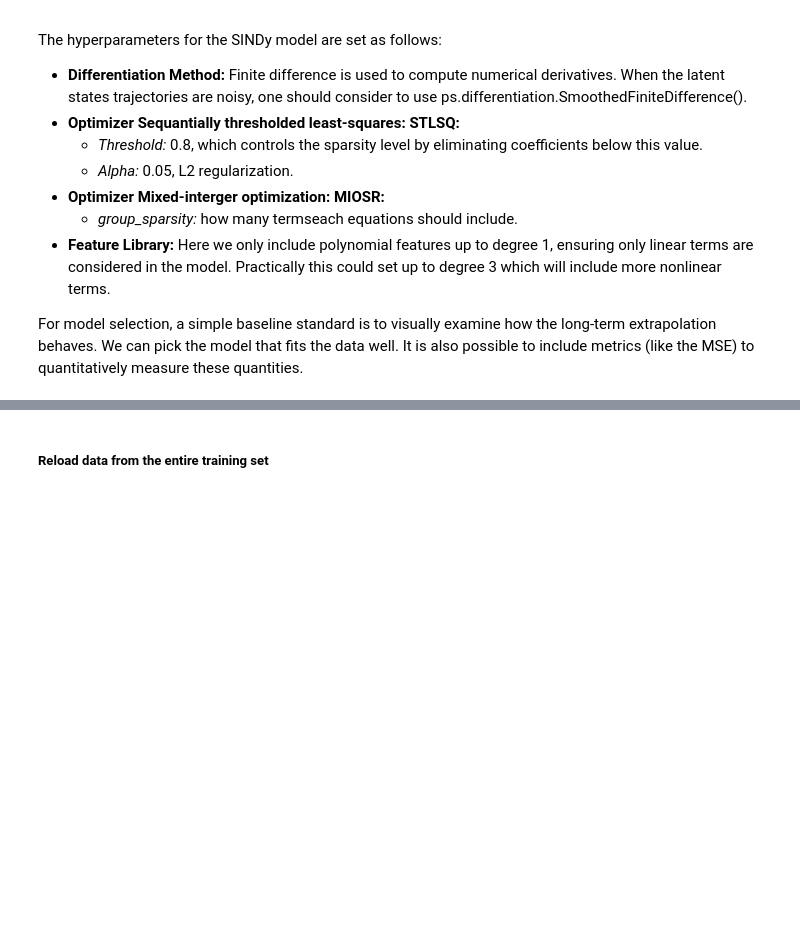
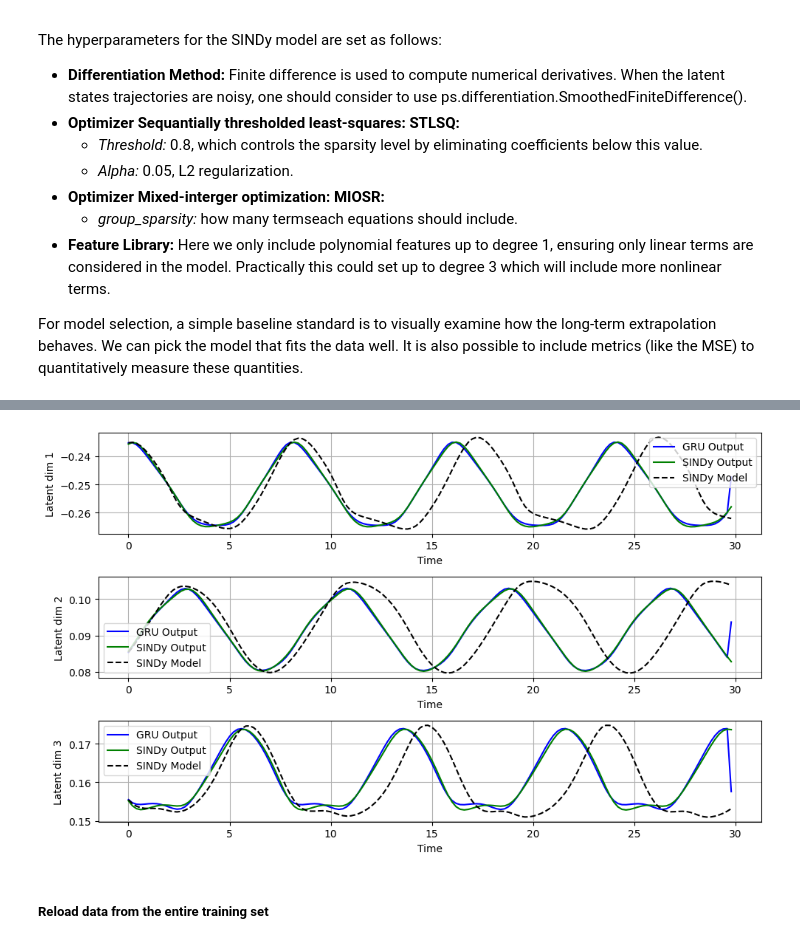
Before and after one commit to fmenol/sindy-shred, a Jupyter notebook: sst_sindy_shred_repressilator.ipynb, the cells around one changed output, grey strips where cells are left out. Drawn from its saved outputs; the diff is of its cells as text; code cells hidden in the pictures; blank space fills up the shorter version.

```diff
--- a/sst_sindy_shred_repressilator.ipynb
+++ b/sst_sindy_shred_repressilator.ipynb
@@ -601,3 +531,24 @@ ValueError: solve: Input operand 1 has a mismatch in its core dimension 0, with
+# %%
+# Simulate one trajectory
+num = 22
+t_train = np.arange(0, time_steps * dt, dt)
+init_cond = all_gru_outs[num][0, :]
+x_sim = model.simulate(init_cond, t_train)
+
+# Plot results
+fig, ax = plt.subplots(latent_dim, 1, figsize=(10, 2 * latent_dim))
+for i in range(latent_dim):
+    ax[i].plot(t_train, all_gru_outs[num][:, i], label="GRU Output", color="blue")
+    ax[i].plot(t_train, all_sindy_outs[num][:, i], label="SINDy Output", color="green")
+    ax[i].plot(t_train, x_sim[:, i], "--", label="SINDy Model", color="black")
+    ax[i].set_xlabel("Time")
+    ax[i].set_ylabel(f"Latent dim {i+1}")
+    ax[i].legend()
+    ax[i].grid(True)
+plt.tight_layout()
+plt.show()
+# %% [output]
+[figure, added]
 # %% [markdown]
 ##### Reload data from the entire training set
 # %%
```
Also changed, not shown: parts of 20 cells of this notebook.
